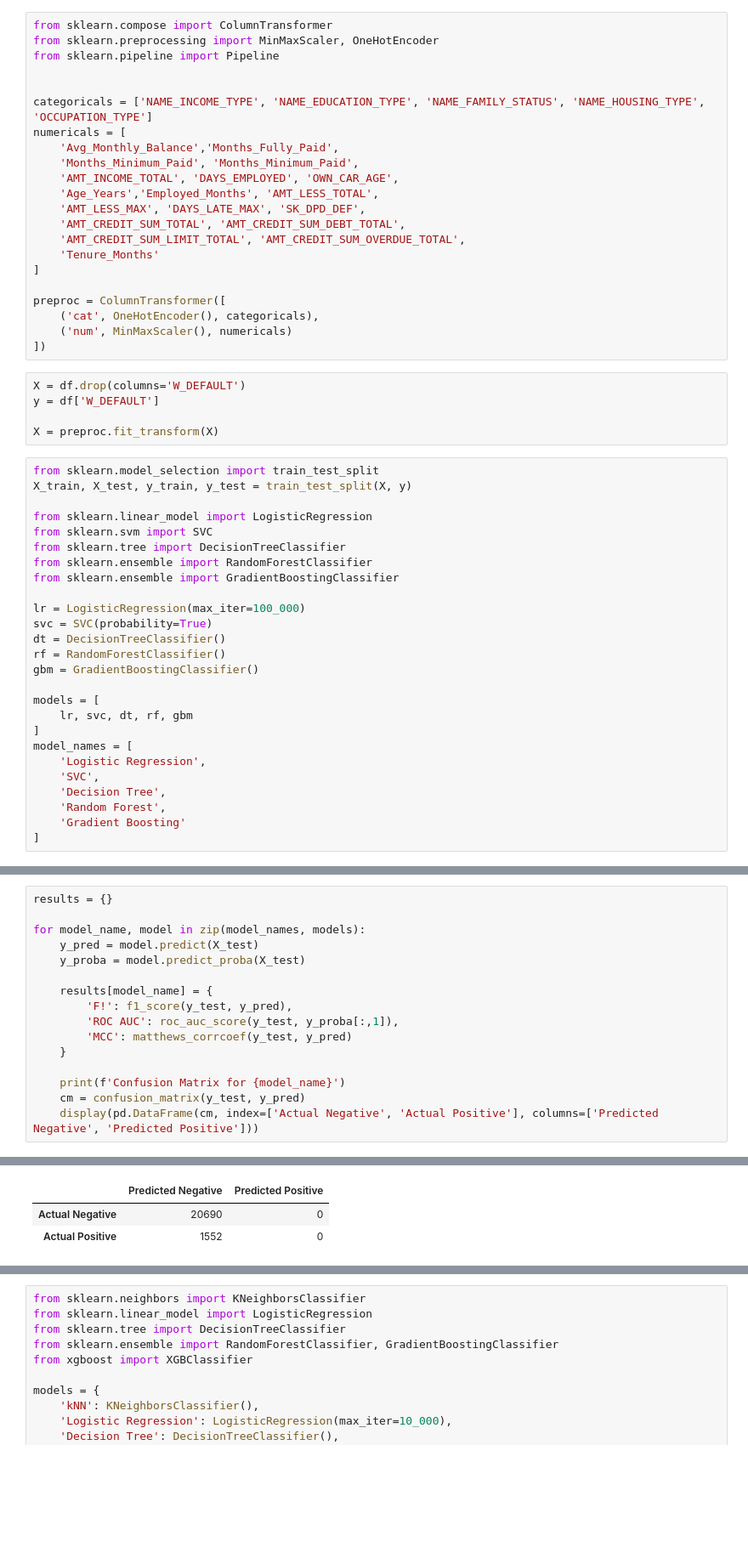
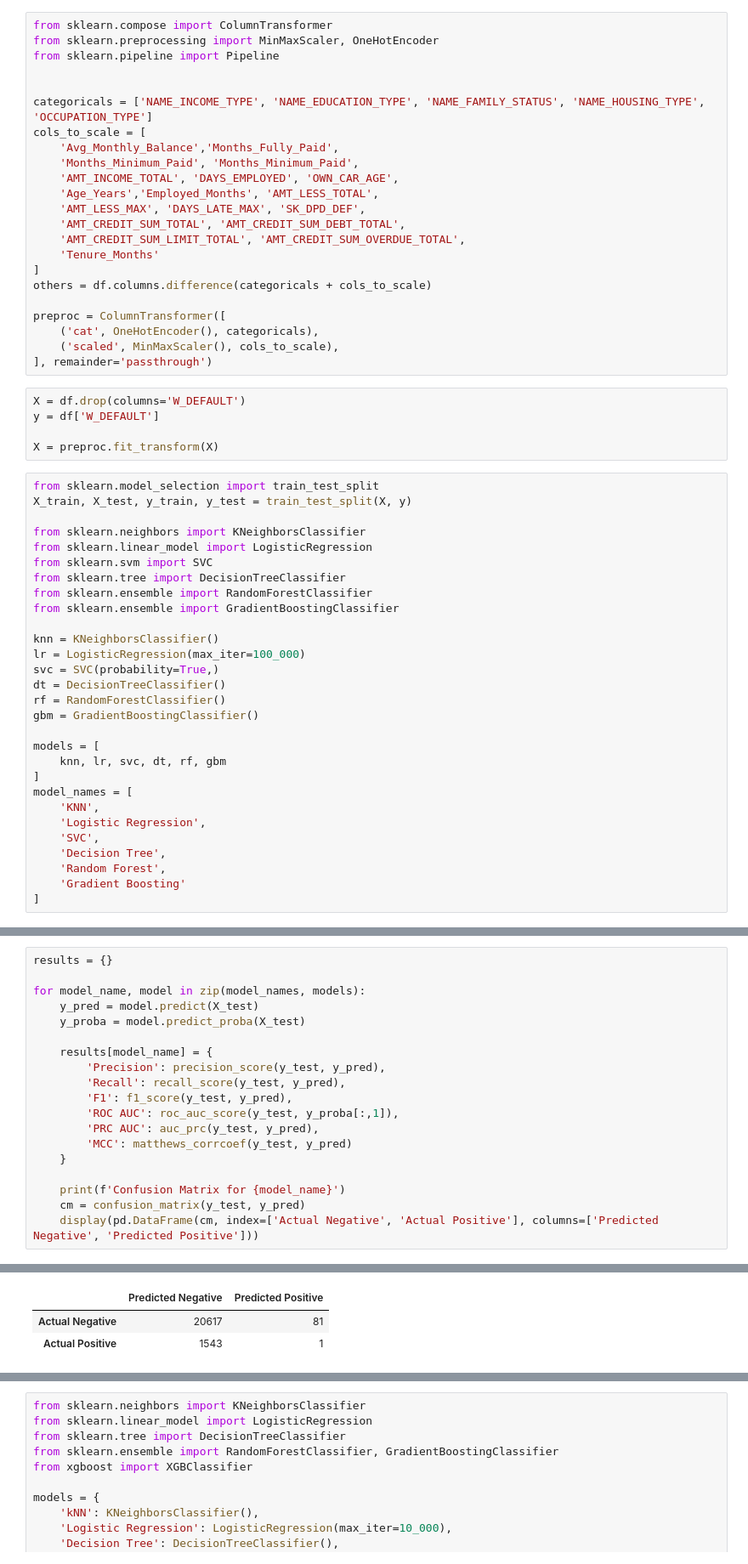
Before and after one commit to dev-dords/ML2_Project, a Jupyter notebook: baseline.ipynb, the cells around one changed output, grey strips where cells are left out. Shown at 85% size. Drawn from its saved outputs; the diff is of its cells as text; blank space fills up the shorter version.

Commit message:
Fixed missing columns in data handling for baseline

```diff
--- a/baseline.ipynb
+++ b/baseline.ipynb
@@ -22,7 +29,7 @@ from sklearn.pipeline import Pipeline
 
 
 categoricals = ['NAME_INCOME_TYPE', 'NAME_EDUCATION_TYPE', 'NAME_FAMILY_STATUS', 'NAME_HOUSING_TYPE', 'OCCUPATION_TYPE']
-numericals = [
+cols_to_scale = [
     'Avg_Monthly_Balance','Months_Fully_Paid',
     'Months_Minimum_Paid', 'Months_Minimum_Paid',
     'AMT_INCOME_TOTAL', 'DAYS_EMPLOYED', 'OWN_CAR_AGE',
@@ -32,11 +39,12 @@ numericals = [
     'AMT_CREDIT_SUM_LIMIT_TOTAL', 'AMT_CREDIT_SUM_OVERDUE_TOTAL',
     'Tenure_Months'
 ]
+others = df.columns.difference(categoricals + cols_to_scale)
 
 preproc = ColumnTransformer([
     ('cat', OneHotEncoder(), categoricals),
-    ('num', MinMaxScaler(), numericals)
-])
+    ('scaled', MinMaxScaler(), cols_to_scale),
+], remainder='passthrough')
 # %%
 X = df.drop(columns='W_DEFAULT')
 y = df['W_DEFAULT']
@@ -46,22 +54,25 @@ X = preproc.fit_transform(X)
 from sklearn.model_selection import train_test_split
 X_train, X_test, y_train, y_test = train_test_split(X, y)
 
+from sklearn.neighbors import KNeighborsClassifier
 from sklearn.linear_model import LogisticRegression
 from sklearn.svm import SVC
 from sklearn.tree import DecisionTreeClassifier
 from sklearn.ensemble import RandomForestClassifier
 from sklearn.ensemble import GradientBoostingClassifier
 
+knn = KNeighborsClassifier()
 lr = LogisticRegression(max_iter=100_000)
-svc = SVC(probability=True)
+svc = SVC(probability=True,)
 dt = DecisionTreeClassifier()
 rf = RandomForestClassifier()
 gbm = GradientBoostingClassifier()
 
 models = [
-    lr, svc, dt, rf, gbm
+    knn, lr, svc, dt, rf, gbm
 ]
 model_names = [
+    'KNN',
     'Logistic Regression',
     'SVC',
     'Decision Tree',
@@ -108,8 +129,11 @@ for model_name, model in zip(model_names, models):
     y_proba = model.predict_proba(X_test)
 
     results[model_name] = {
-        'F!': f1_score(y_test, y_pred),
+        'Precision': precision_score(y_test, y_pred),
+        'Recall': recall_score(y_test, y_pred),
+        'F1': f1_score(y_test, y_pred),
         'ROC AUC': roc_auc_score(y_test, y_proba[:,1]),
+        'PRC AUC': auc_prc(y_test, y_pred),
         'MCC': matthews_corrcoef(y_test, y_pred)
     }
 
@@ -121,3 +145,3 @@ Confusion Matrix for Logistic Regression
 |  | Predicted Negative | Predicted Positive |
-| Actual Negative | 20690 | 0 |
-| Actual Positive | 1552 | 0 |
+| Actual Negative | 20617 | 81 |
+| Actual Positive | 1543 | 1 |
```
Also changed, not shown: parts of 9 cells of this notebook.
